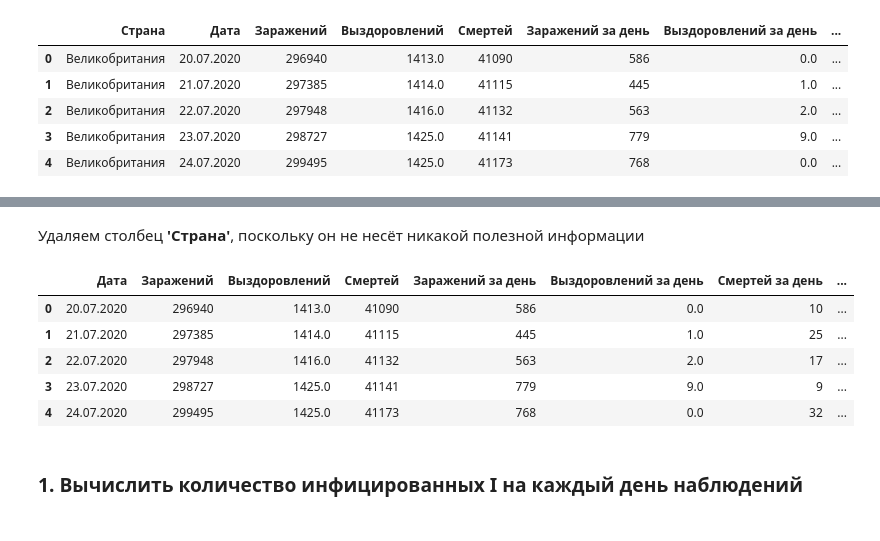
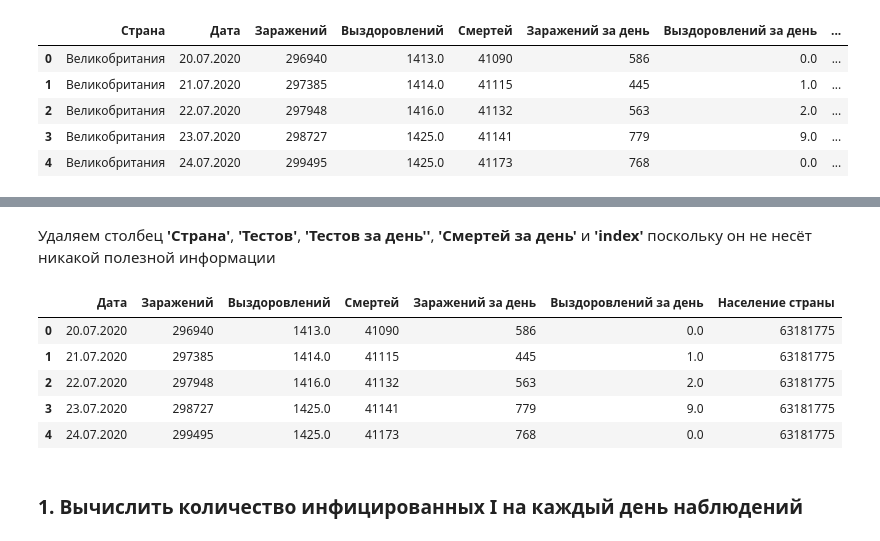
Before and after one commit to Artemiadze/Data-Science-in-Medicine, a Jupyter notebook: SIR-model/Vlasov_Artyom_SIR_Model.ipynb, the cells around one changed output, grey strips where cells are left out. Drawn from its saved outputs; the diff is of its cells as text; code cells hidden in the pictures.

Commit message:
work with SIR model

```diff
--- a/SIR-model/Vlasov_Artyom_SIR_Model.ipynb
+++ b/SIR-model/Vlasov_Artyom_SIR_Model.ipynb
@@ -20,0 +64,17 @@ df.head()
+# %%
+from sklearn.linear_model import LinearRegression
+
+# Создаем временной индекс
+df["index"] = df.index
+
+# Разделяем на обучающую и предсказуемую выборки
+train_data = df[df["Выздоровлений за день"].notnull()]
+predict_data = df[df["Выздоровлений за день"].isnull()]
+
+# Признаки и целевая переменная
+X_train = train_data[["index"]]
+y_train = train_data["Выздоровлений за день"]
+
+# Обучаем модель линейной регрессии
+model = LinearRegression()
+model.fit(X_train, y_train)
@@ -20,0 +83,15 @@ df.head()
+# %%
+# Предсказываем пропущенные значения
+X_predict = predict_data[["index"]]
+y_predict = model.predict(X_predict)
+# %%
+# Получаем индексы строк с NaN
+nan_indices = df[df["Выздоровлений за день"].isnull()].index
+
+# Присваиваем только соответствующие значения из y_predict
+df.loc[nan_indices, "Выздоровлений за день"] = y_predict.round(0)
+
+# Проверим результат — последние 10 строк
+df[["index", "Дата", "Выздоровлений за день"]].tail(10)
+
+df["Выздоровлений за день"] = pd.to_numeric(df["Выздоровлений за день"], downcast='float')
@@ -20,0 +138,6 @@ df.head()
+# %%
+start_index = 381
+
+# Вычисляем значения для столбца 'Выздоровлений' начиная с 381 строки
+for i in range(start_index, len(df)):
+    df.loc[i, 'Выздоровлений'] = df.loc[i-1, 'Выздоровлений'] + df.loc[i, 'Выздоровлений за день']
@@ -21,15 +166,19 @@ df.head()
 # %% [markdown]
-Удаляем столбец **'Страна'**, поскольку он не несёт никакой полезной информации
+Удаляем столбец **'Страна'**, **'Тестов'**, **'Тестов за день''**, **'Смертей за день'** и **'index'** поскольку он не несёт никакой полезной информации
 # %%
 df.drop(columns=['Страна'], inplace=True)
+df.drop(columns=['Тестов'], inplace=True)
+df.drop(columns=['Тестов за день'], inplace=True)
+df.drop(columns=['Смертей за день'], inplace=True)
+df.drop(columns=['index'], inplace=True)
 df.head()
 # %% [output]
-|  | Дата | Заражений | Выздоровлений | Смертей | Заражений за день | Выздоровлений за день | Смертей за день | ... |
-| 0 | 20.07.2020 | 296940 | 1413.0 | 41090 | 586 | 0.0 | 10 | ... |
-| 1 | 21.07.2020 | 297385 | 1414.0 | 41115 | 445 | 1.0 | 25 | ... |
-| 2 | 22.07.2020 | 297948 | 1416.0 | 41132 | 563 | 2.0 | 17 | ... |
-| 3 | 23.07.2020 | 298727 | 1425.0 | 41141 | 779 | 9.0 | 9 | ... |
-| 4 | 24.07.2020 | 299495 | 1425.0 | 41173 | 768 | 0.0 | 32 | ... |
+|  | Дата | Заражений | Выздоровлений | Смертей | Заражений за день | Выздоровлений за день | Население страны |
+| 0 | 20.07.2020 | 296940 | 1413.0 | 41090 | 586 | 0.0 | 63181775 |
+| 1 | 21.07.2020 | 297385 | 1414.0 | 41115 | 445 | 1.0 | 63181775 |
+| 2 | 22.07.2020 | 297948 | 1416.0 | 41132 | 563 | 2.0 | 63181775 |
+| 3 | 23.07.2020 | 298727 | 1425.0 | 41141 | 779 | 9.0 | 63181775 |
+| 4 | 24.07.2020 | 299495 | 1425.0 | 41173 | 768 | 0.0 | 63181775 |
 # %% [markdown]
 ### 1. Вычислить количество инфицированных I на каждый день наблюдений
 # %%
```
Also changed, not shown: parts of 21 cells of this notebook, 3 other files.
